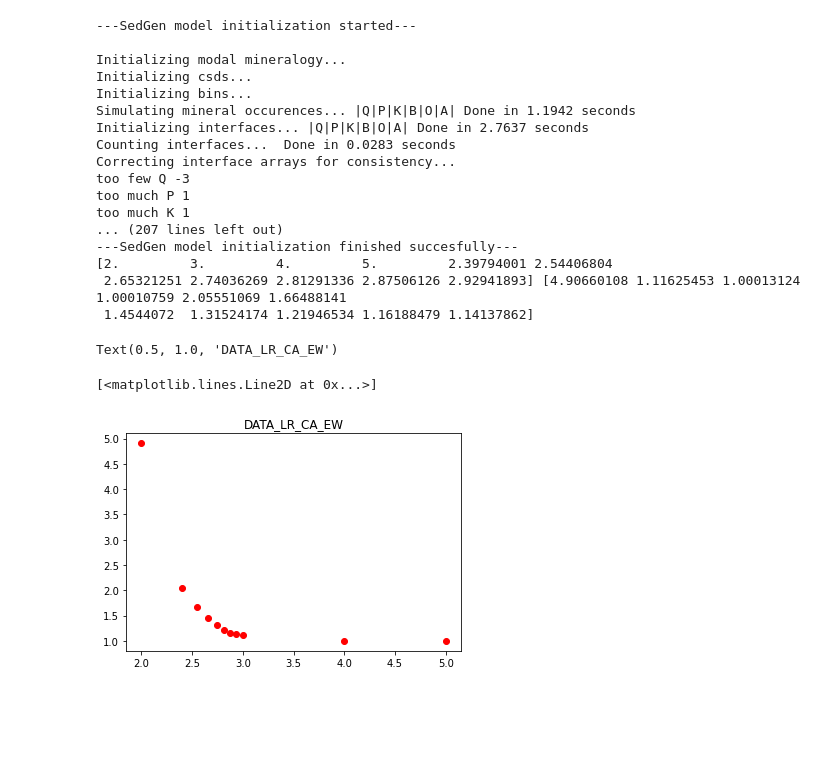
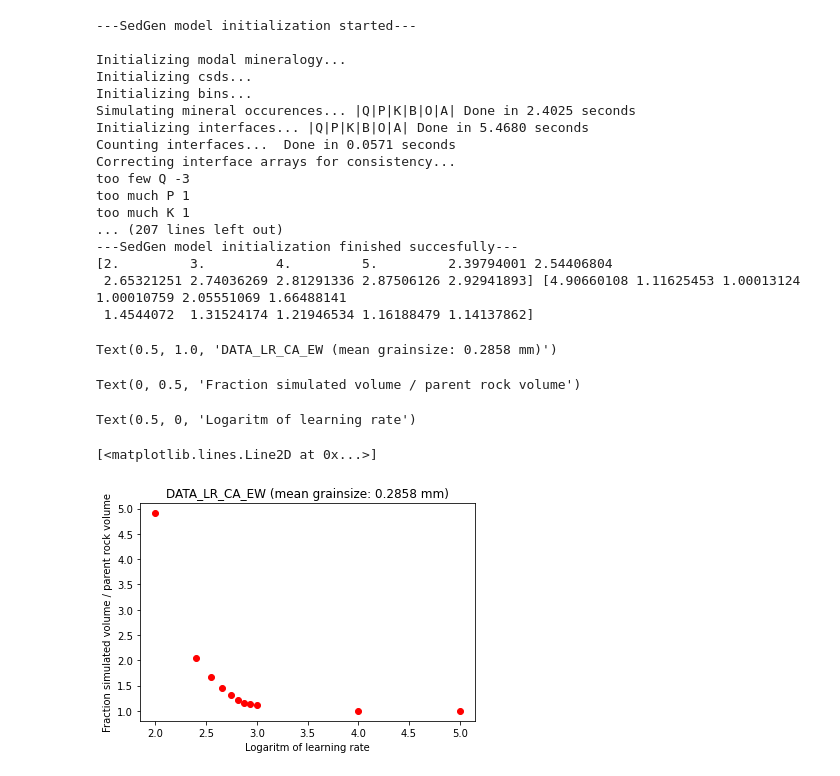
Before and after one commit to QuintenW98/SedgenmasterthesisQ, a Jupyter notebook: notebooks/testplotting.ipynb, the cells around one changed output. Drawn from its saved outputs; the diff is of its cells as text; code cells hidden in the pictures; blank space fills up the shorter version.

```diff
--- a/notebooks/testplotting.ipynb
+++ b/notebooks/testplotting.ipynb
@@ -68 +68,5 @@ print(weightedmeanAZ, weightedmeanCA_EW, weightedmeanCA_NS, weightedmeanGR, weig
 0.13818615172 0.28580413444999997 0.29244068649000005 0.22920088467000002 0.20007473485000002 0.3480563158900001
+# %%
+temp = SedGen(minerals, 150, modal_mineralogy[1], csds_AZ_means, csds_AZ_stds, learning_rate=10000, discretization_init=False, timed=True)
+temp.modal_mineralogy
+temp.simulated_volume
@@ -105,39 +138,43 @@ Text(0.5, 1.0, 'DATA_LR_AZ')
 # %%
 par_rock = 1e8
 datapoints_CA_EW = np.zeros(11)
 lrs_CA_EW = np.array([100, 1000, 10000, 100000, 250, 350, 450, 550, 650, 750, 850])
 
 for i, lr in enumerate(lrs_CA_EW):
     temp = SedGen(minerals, par_rock, modal_mineralogy[1], csds_CA_EW_means, csds_CA_EW_stds, learning_rate=lr, discretization_init=False, timed=True)
     datapoints_CA_EW[i] = np.sum(temp.simulated_volume) / par_rock
 
 
 logar = np.log10(lrs_CA_EW)
 print(logar,datapoints_CA_EW)
 
-plt.title('DATA_LR_CA_EW')
+plt.title('DATA_LR_CA_EW (mean grainsize: 0.2858 mm)')
+plt.ylabel('Fraction simulated volume / parent rock volume')
+plt.xlabel('Logaritm of learning rate')
 plt.plot(logar,datapoints_CA_EW,'ro')
 # %% [output]
 ---SedGen model initialization started---
 
 Initializing modal mineralogy...
 Initializing csds...
 Initializing bins...
-Simulating mineral occurences... |Q|P|K|B|O|A| Done in 1.1942 seconds
-Initializing interfaces... |Q|P|K|B|O|A| Done in 2.7637 seconds
-Counting interfaces...  Done in 0.0283 seconds
+Simulating mineral occurences... |Q|P|K|B|O|A| Done in 2.4025 seconds
+Initializing interfaces... |Q|P|K|B|O|A| Done in 5.4680 seconds
+Counting interfaces...  Done in 0.0571 seconds
 Correcting interface arrays for consistency...
 too few Q -3
 too much P 1
 too much K 1
 ... (207 lines left out)
 ---SedGen model initialization finished succesfully---
 [2.         3.         4.         5.         2.39794001 2.54406804
  2.65321251 2.74036269 2.81291336 2.87506126 2.92941893] [4.90660108 1.11625453 1.00013124 1.00010759 2.05551069 1.66488141
  1.4544072  1.31524174 1.21946534 1.16188479 1.14137862]
-Text(0.5, 1.0, 'DATA_LR_CA_EW')
+Text(0.5, 1.0, 'DATA_LR_CA_EW (mean grainsize: 0.2858 mm)')
-[<matplotlib.lines.Line2D at 0x...>]
+Text(0, 0.5, 'Fraction simulated volume / parent rock volume')
+Text(0.5, 0, 'Logaritm of learning rate')
+[<matplotlib.lines.Line2D at 0x...>]
-[figure, old version]
+[figure, new version]
 # %%
 par_rock = 1e8
 datapoints_CA_NS = np.zeros(11)
```
Also changed, not shown: parts of 7 cells of this notebook, 1 other file.
